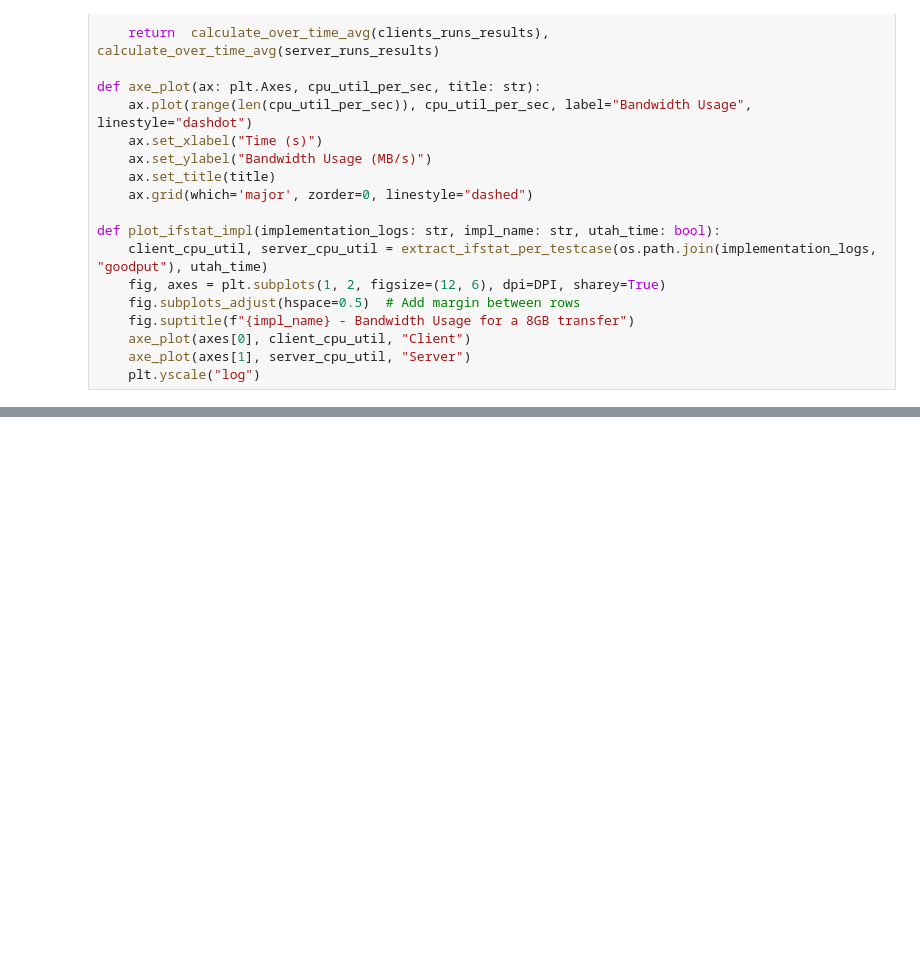
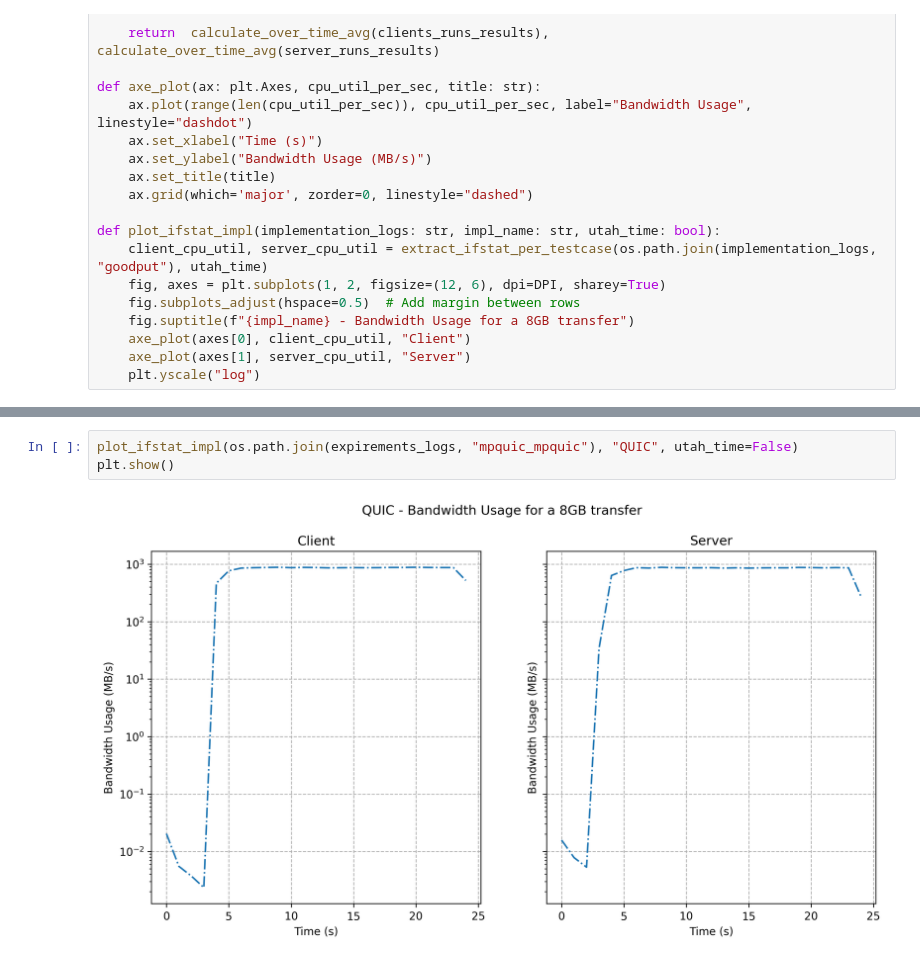
Before and after one commit to vanyingenzi/master_thesis_utilies, a Jupyter notebook: analysis/ifstat_plotting.ipynb, the cells around one changed output, grey strips where cells are left out. Drawn from its saved outputs; the diff is of its cells as text; blank space fills up the shorter version.

```diff
--- a/analysis/ifstat_plotting.ipynb
+++ b/analysis/ifstat_plotting.ipynb
@@ -102,0 +103,5 @@ plt.show()
+# %%
+plot_ifstat_impl(os.path.join(expirements_logs, "mpquic_mpquic"), "QUIC", utah_time=False)
+plt.show()
+# %% [output]
+[figure, added]
```
Also changed, not shown: parts of 3 cells of this notebook, 11 other files.
